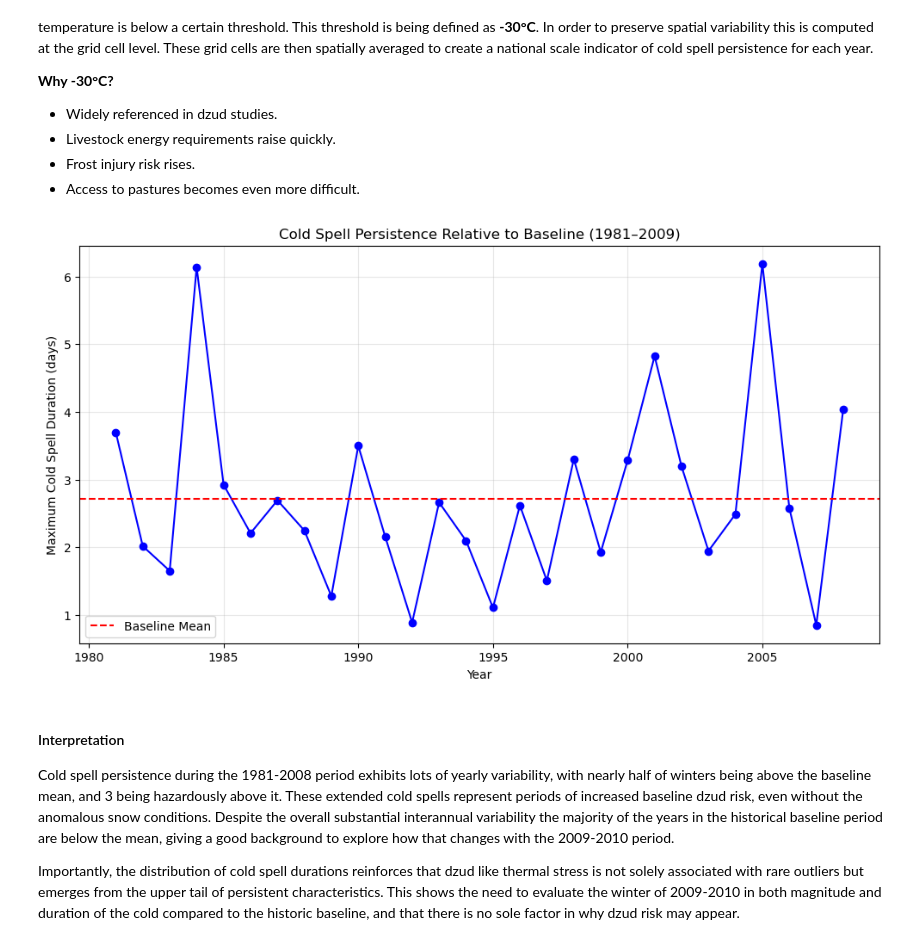
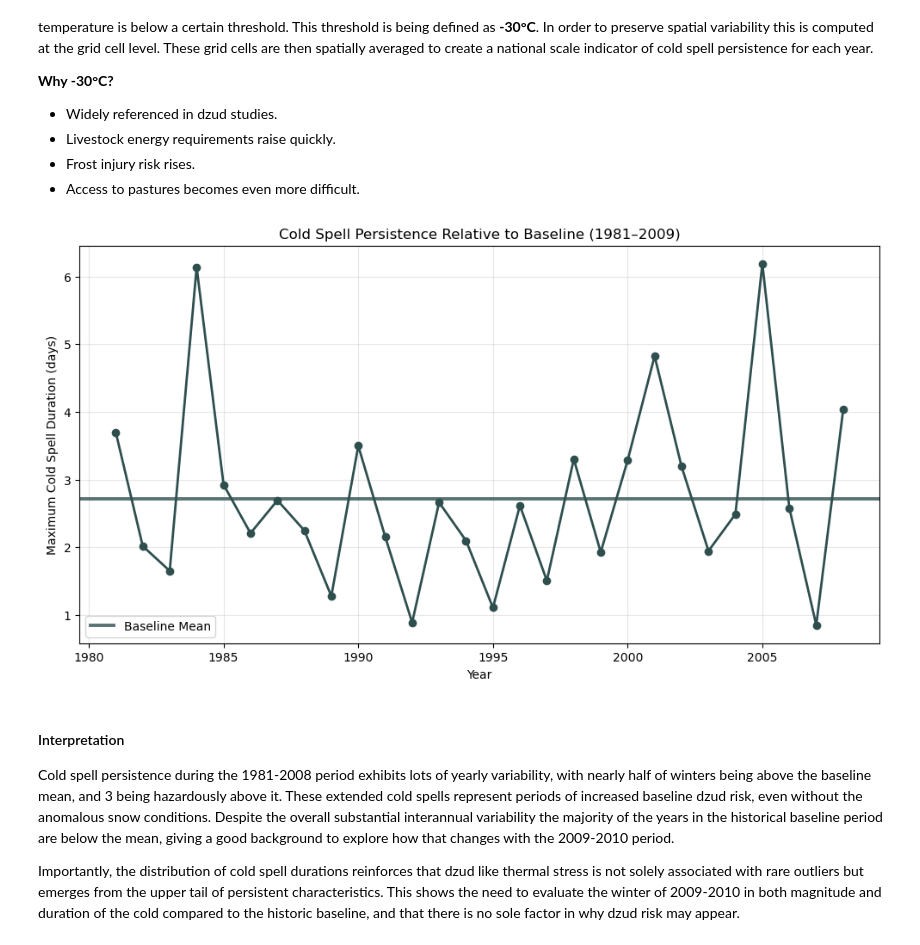
Before and after one commit to sgosmyt2/climate-extremes-risk-analysis, a Jupyter notebook: notebooks/MongoliaDzudExtremeWeather.ipynb, the cells around one changed output. Saved outputs shown, nothing was run; the diff lists cells and outputs as text; code cells hidden in the pictures.

```diff
--- a/notebooks/MongoliaDzudExtremeWeather.ipynb
+++ b/notebooks/MongoliaDzudExtremeWeather.ipynb
@@ -103,6 +103,8 @@ import cdsapi
 import os
 import glob
 import zipfile
+
+bcolor = "darkslategrey"
 
 c = cdsapi.Client()
 
@@ -382,31 +385,32 @@ To demonstrate this aspect of winter severity, cold spell persistence is quantif
 # %%
 cold_threshold = -30.0
 t2m_winter = winter["t2m_cel"]
 
 dataframe_cspell, mean_cspell = yearly_mean_max_persist(pdata=t2m_winter,threshold=cold_threshold,condition="le",metric_name="mean_max_cold_spell_days")
 
 plt.figure(figsize=(12,6))
 plt.plot(
     dataframe_cspell["year"],
     dataframe_cspell["mean_max_cold_spell_days"],
     marker="o",
-    linewidth=1.5,
-    color="blue"
+    linewidth=2,
+    color=bcolor
 )
 plt.axhline(
     mean_cspell,
-    color="red",
-    linestyle="--",
+    color=bcolor,
+    linewidth=2.8,
+    alpha=0.8,
     label="Baseline Mean"
 )
 plt.xlabel("Year")
 plt.ylabel("Maximum Cold Spell Duration (days)")
 plt.title("Cold Spell Persistence Relative to Baseline (1981–2009)")
 plt.legend()
 plt.grid(alpha=0.3)
 plt.show()
 # %% [output]
-[figure, old version]
+[figure, new version]
 # %% [markdown]
 #### Interpretation
 
```
Also changed, not shown: parts of 7 cells of this notebook, 2 other files.
